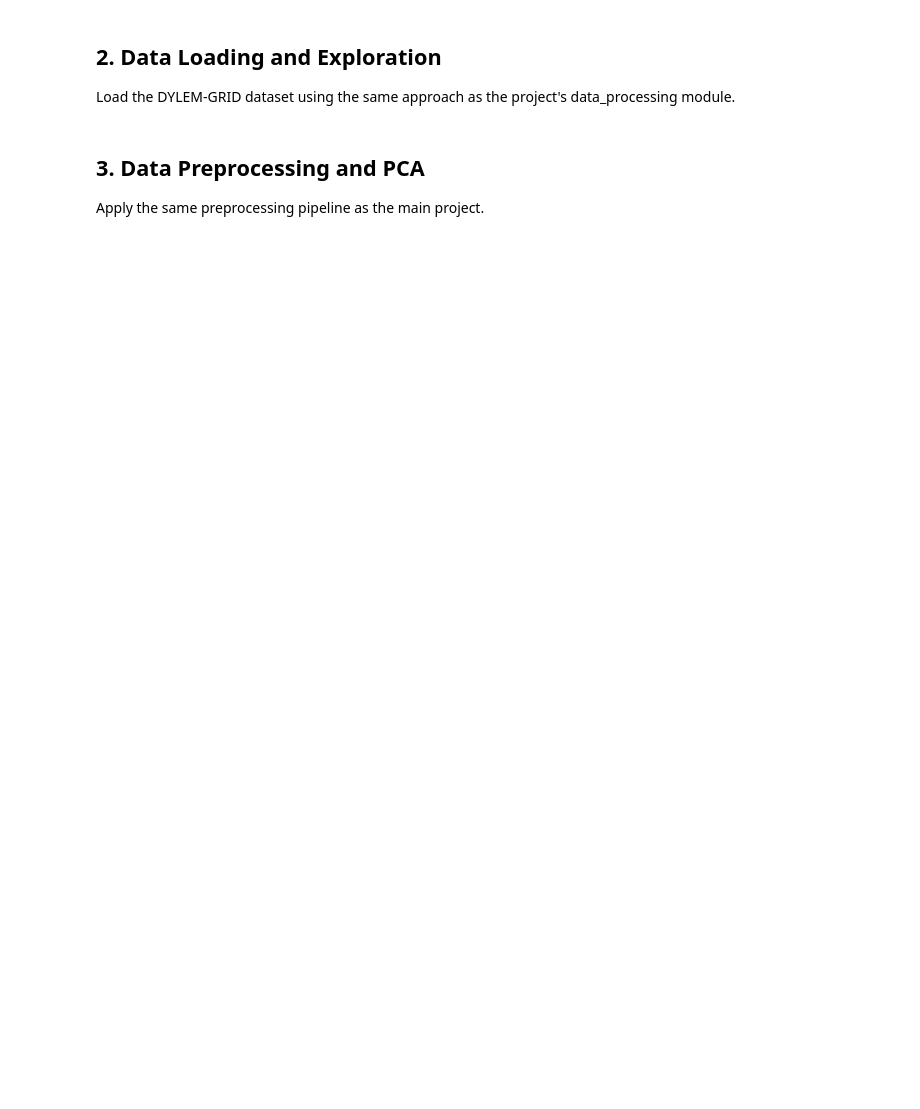
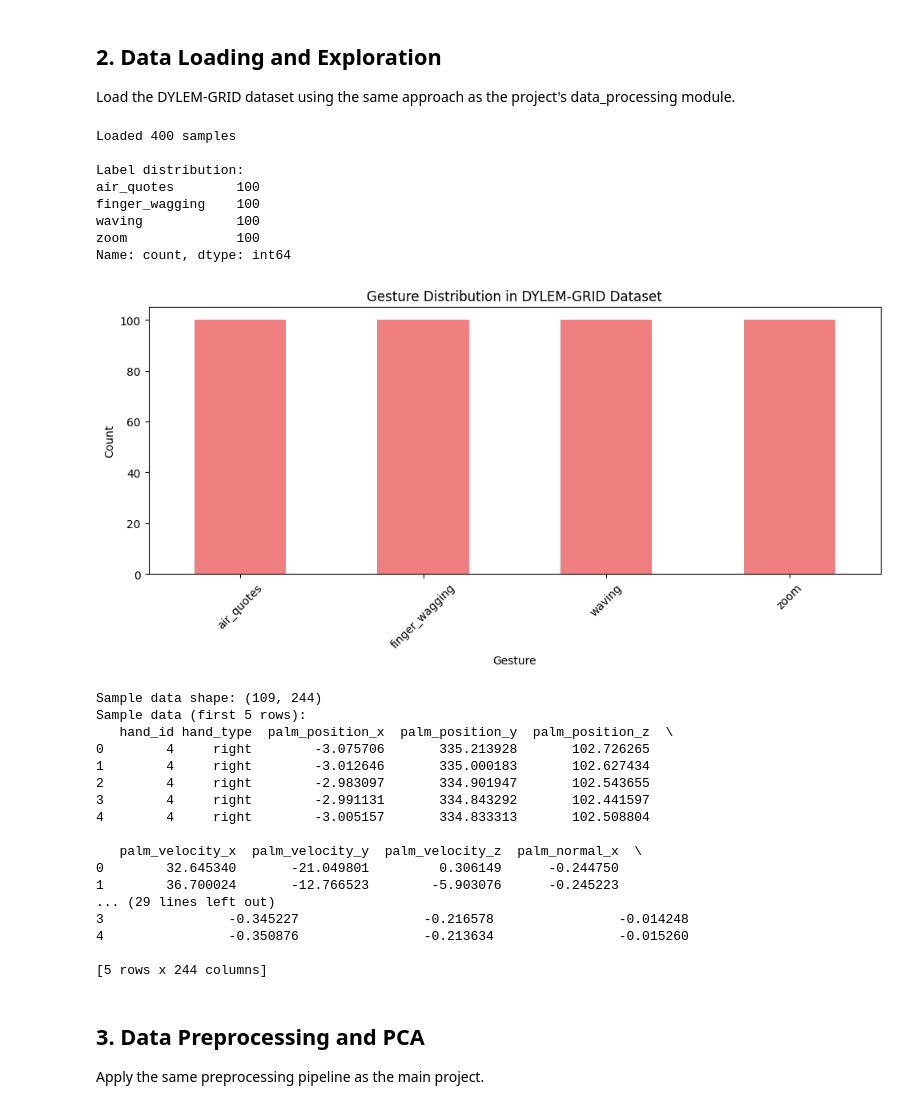
Before and after one commit to LookUpMark/dylem-grid, a Jupyter notebook: kaggle_transformer_example.ipynb, the cells around one changed output. Saved outputs shown, nothing was run; the diff lists cells and outputs as text; code cells hidden in the pictures; blank space fills up the shorter version.

```diff
--- a/kaggle_transformer_example.ipynb
+++ b/kaggle_transformer_example.ipynb
@@ -94,28 +97,55 @@ def data_loader(data_path, data_type):
     return lst, labels
 # %%
 # Load data
-data, labels = data_loader('./DYLEM-GRID', 'Raw')
+data, labels = data_loader('./data/DYLEM-GRID', 'Raw')
 
 print(f"Loaded {len(data)} samples")
 
 # Show label distribution
 label_dist = pd.Series(labels).value_counts()
 print("\nLabel distribution:")
 print(label_dist)
 
 # Visualize distribution
 plt.figure(figsize=(10, 5))
 label_dist.plot(kind='bar', color='lightcoral')
 plt.title('Gesture Distribution in DYLEM-GRID Dataset')
 plt.xlabel('Gesture')
 plt.ylabel('Count')
 plt.xticks(rotation=45)
 plt.tight_layout()
 plt.show()
 
 # Show sample shape
 print(f"\nSample data shape: {data[0].shape}")
 print(f"Sample data (first 5 rows):\n{data[0].head()}")
+# %% [output]
+Loaded 400 samples
+
+Label distribution:
+air_quotes        100
+finger_wagging    100
+waving            100
+zoom              100
+Name: count, dtype: int64
+[figure, added]
+Sample data shape: (109, 244)
+Sample data (first 5 rows):
+   hand_id hand_type  palm_position_x  palm_position_y  palm_position_z  \
+0        4     right        -3.075706       335.213928       102.726265
+1        4     right        -3.012646       335.000183       102.627434
+2        4     right        -2.983097       334.901947       102.543655
+3        4     right        -2.991131       334.843292       102.441597
+4        4     right        -3.005157       334.833313       102.508804
+
+   palm_velocity_x  palm_velocity_y  palm_velocity_z  palm_normal_x  \
+0        32.645340       -21.049801         0.306149      -0.244750
+1        36.700024       -12.766523        -5.903076      -0.245223
+... (29 lines left out)
+3                -0.345227                -0.216578                -0.014248
+4                -0.350876                -0.213634                -0.015260
+
+[5 rows x 244 columns]
 # %% [markdown]
 ## 3. Data Preprocessing and PCA
 
```
Also changed, not shown: parts of 36 cells of this notebook, 2 other files.
